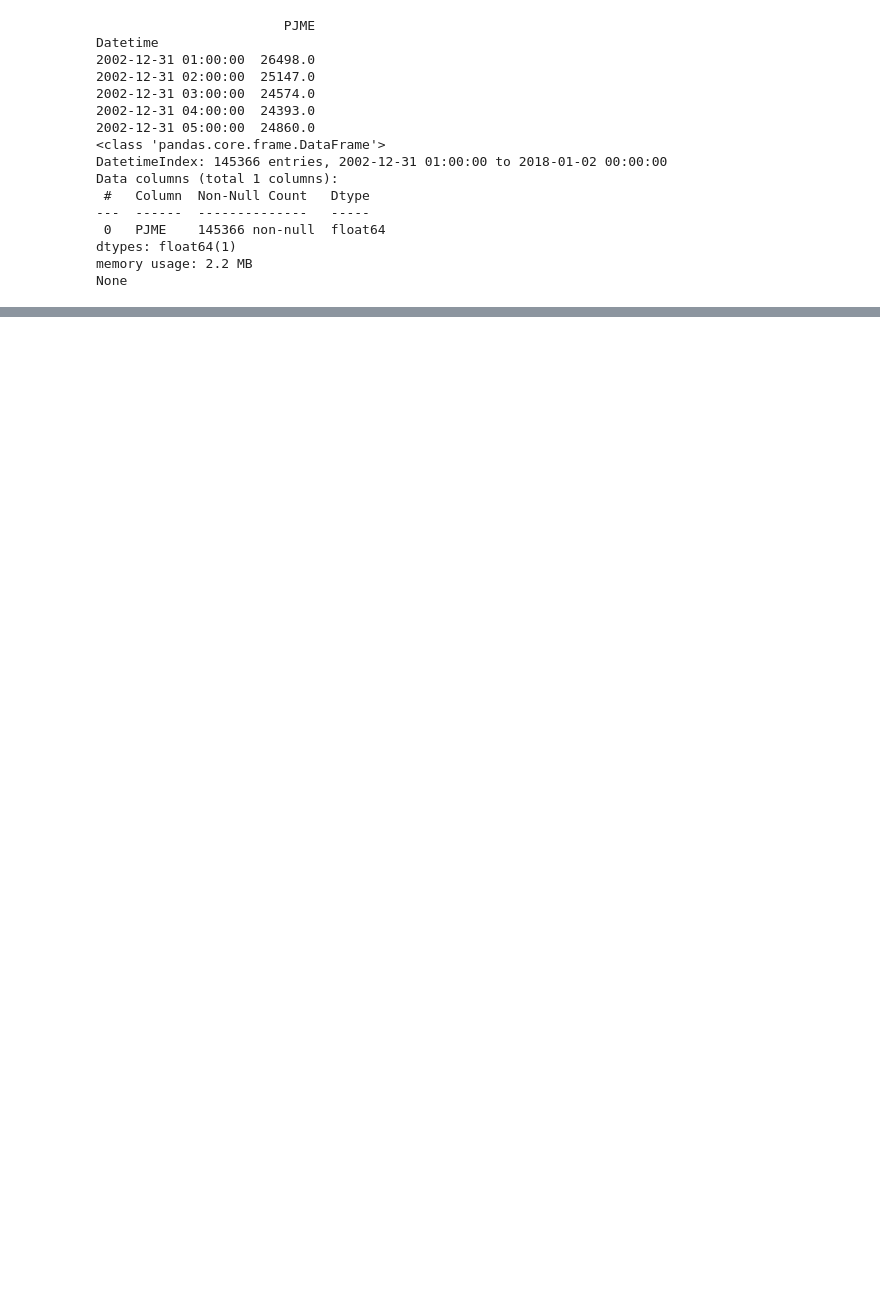
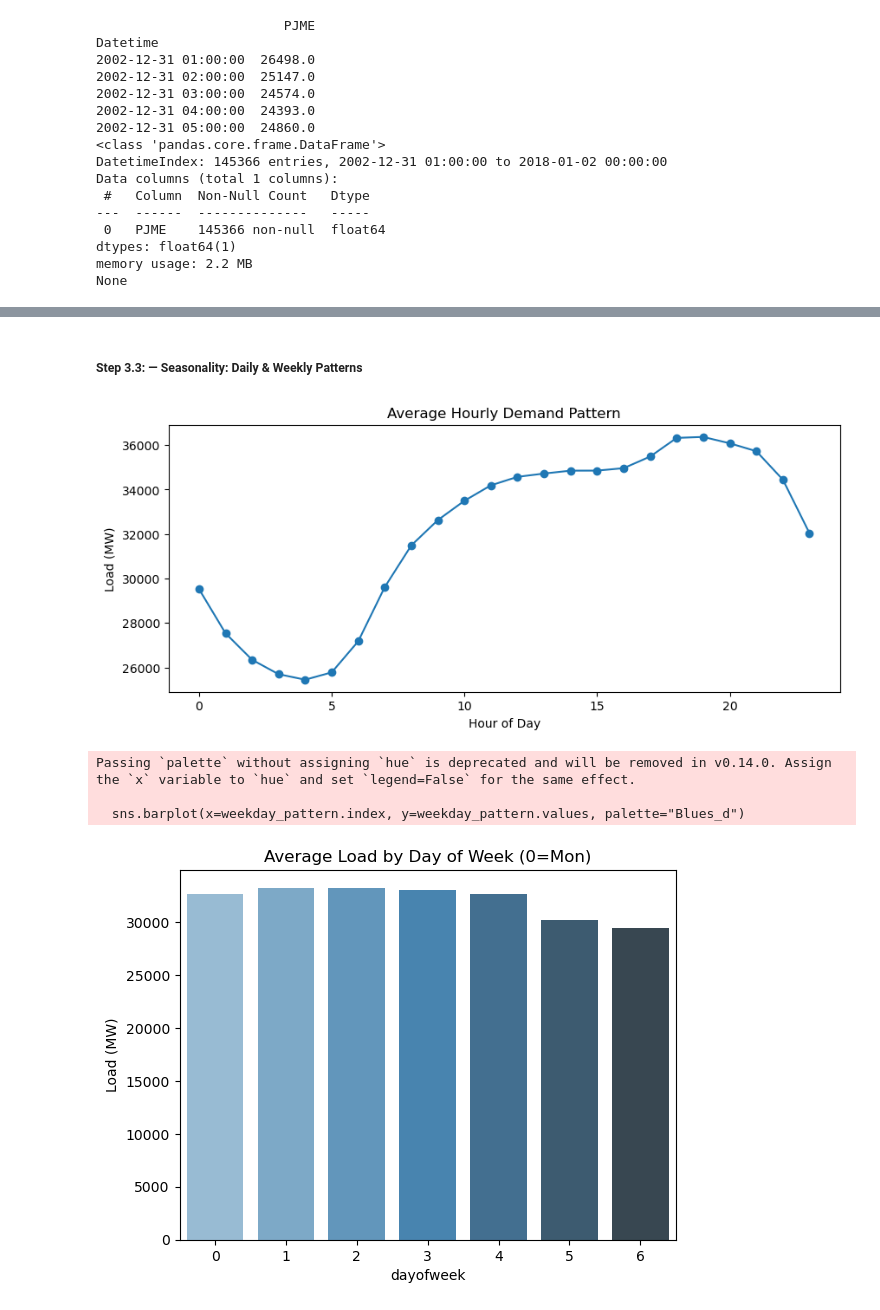
Before and after one commit to Mayamruga/from-skyrmions-to-smartgrids, a Jupyter notebook: src/data/preprocess_tests.ipynb, the cells around one changed output, grey strips where cells are left out. Cells and saved outputs as stored; diff of their text form; code cells hidden in the pictures; blank space fills up the shorter version.

```diff
--- a/src/data/preprocess_tests.ipynb
+++ b/src/data/preprocess_tests.ipynb
@@ -460,0 +627,28 @@ None
+# %% [markdown]
+##### Step 3.3: — Seasonality: Daily & Weekly Patterns
+# %%
+df["hour"] = df.index.hour
+df["dayofweek"] = df.index.dayofweek
+
+# Average load by hour
+hourly_pattern = df.groupby("hour")[df.columns[0]].mean()
+
+plt.figure(figsize=(10,4))
+hourly_pattern.plot(marker="o")
+plt.title("Average Hourly Demand Pattern")
+plt.xlabel("Hour of Day")
+plt.ylabel("Load (MW)")
+plt.show()
+
+# Average load by weekday
+weekday_pattern = df.groupby("dayofweek")[df.columns[0]].mean()
+sns.barplot(x=weekday_pattern.index, y=weekday_pattern.values, palette="Blues_d")
+plt.title("Average Load by Day of Week (0=Mon)")
+plt.ylabel("Load (MW)")
+plt.show()
+# %% [output]
+[figure, added]
+Passing `palette` without assigning `hue` is deprecated and will be removed in v0.14.0. Assign the `x` variable to `hue` and set `legend=False` for the same effect.
+
+  sns.barplot(x=weekday_pattern.index, y=weekday_pattern.values, palette="Blues_d")
+[figure, added]
```
Also changed, not shown: parts of 22 cells of this notebook, 2 other files.
